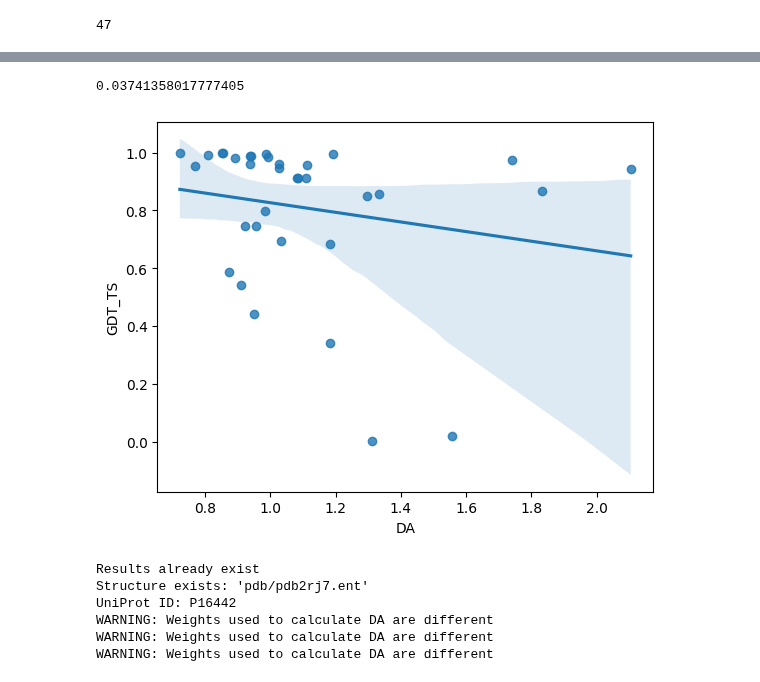
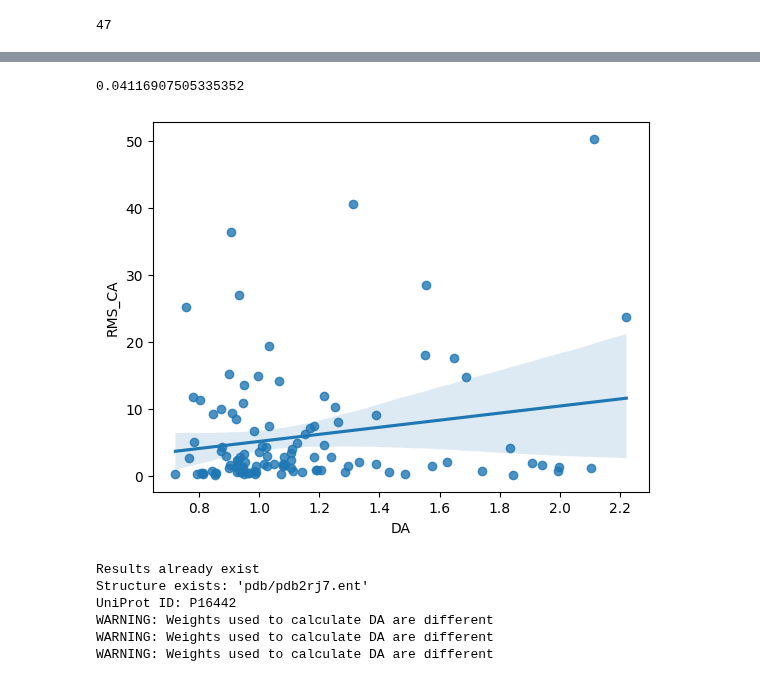
Before and after one commit to Musa-Azeem/protein-dihedral-visualization, a Jupyter notebook: test_other_proteins.ipynb, the cells around one changed output, grey strips where cells are left out. Saved outputs shown, nothing was run; the diff lists cells and outputs as text; code cells hidden in the pictures.

```diff
--- a/test_other_proteins.ipynb
+++ b/test_other_proteins.ipynb
@@ -95,12 +127,12 @@ da.queries[3].get_center_idx_pos()
 # %%
 import matplotlib.pyplot as plt
 from scipy.stats import linregress
-reg = linregress(results.dropna()['DA'], results.dropna()['GDT_TS'])
-sns.regplot(x='DA', y='GDT_TS', data=results.reset_index(drop=True))
+reg = linregress(results.dropna()['DA'], results.dropna()['RMS_CA'])
+sns.regplot(x='DA', y='RMS_CA', data=results.reset_index(drop=True))
 reg.rvalue**2
 # %% [output]
-0.03741358017777405
+0.04116907505335352
-[figure, old version]
+[figure, new version]
 # %%
 da = DihedralAdherencePDB(
     pdb_codes[0], [4,5,6,7], PDBMINE_URL, PROJECT_DIR, mode='kde',
```
Also changed, not shown: parts of 6 cells of this notebook, 2 other files.
